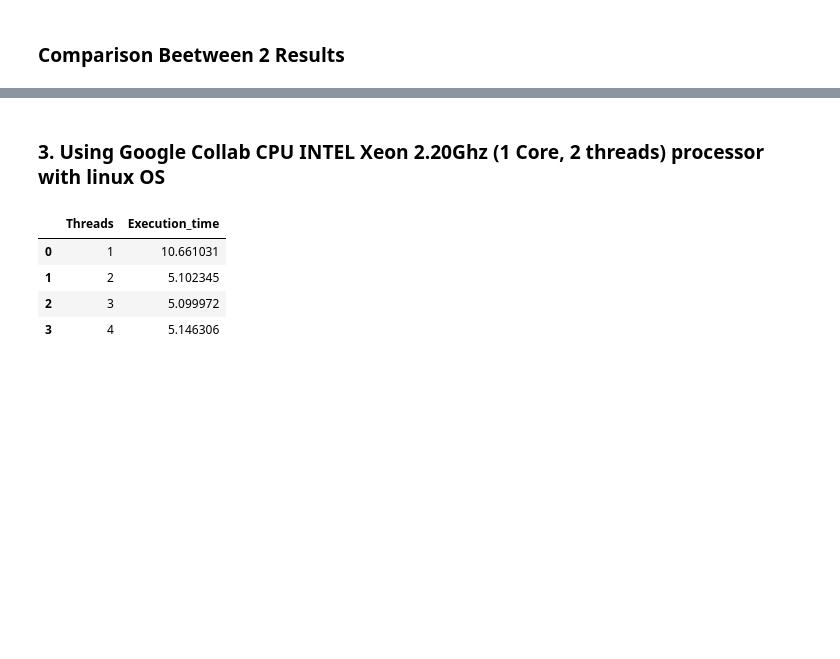
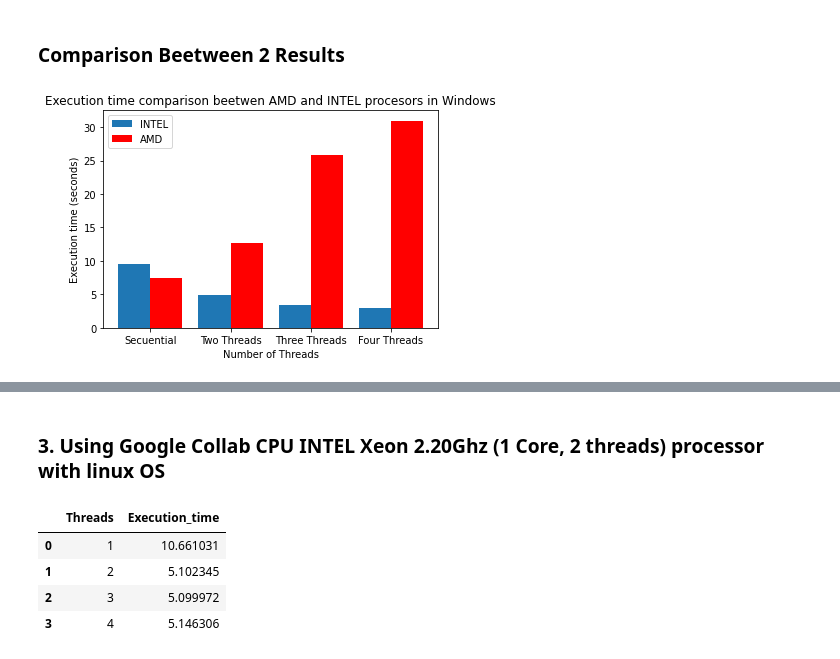
Before and after one commit to jsmontoyaco/Threads-Posix, a Jupyter notebook: Analisis Hilos.ipynb, the cells around one changed output, grey strips where cells are left out. Drawn from its saved outputs; the diff is of its cells as text; code cells hidden in the pictures; blank space fills up the shorter version.

```diff
--- a/Analisis Hilos.ipynb
+++ b/Analisis Hilos.ipynb
@@ -69,13 +142,15 @@ plt.show()
 # %% [markdown]
 ### Comparison Beetween 2 Results
 # %%
-# X = ['Secuential','Two Threads', 'Three Threads', 'Four Threads']
-# X_axis = np.arange(len(X))
-# plt.bar(X_axis - 0.2, wintelfth['Execution_time'], 0.4, label='INTEL')
-# plt.bar(X_axis + 0.2, wamdfth['Execution_time'], 0.4, color='Red', label='AMD')
-# plt.title('Execution time comparison beetwen AMD and INTEL procesors')
-# plt.xticks(X_axis, X)
-# plt.xlabel('Number of Threads')
-# plt.ylabel('Execution time (seconds)')
-# plt.legend(loc='upper left')
-# plt.show()
+X = ['Secuential','Two Threads', 'Three Threads', 'Four Threads']
+X_axis = np.arange(len(X))
+plt.bar(X_axis - 0.2, wintelfth['Execution_time'], 0.4, label='INTEL')
+plt.bar(X_axis + 0.2, wamdfth['Execution_time'], 0.4, color='Red', label='AMD')
+plt.title('Execution time comparison beetwen AMD and INTEL procesors in Windows')
+plt.xticks(X_axis, X)
+plt.xlabel('Number of Threads')
+plt.ylabel('Execution time (seconds)')
+plt.legend(loc='upper left')
+plt.show()
+# %% [output]
+[figure, added]
```
Also changed, not shown: parts of 14 cells of this notebook.
